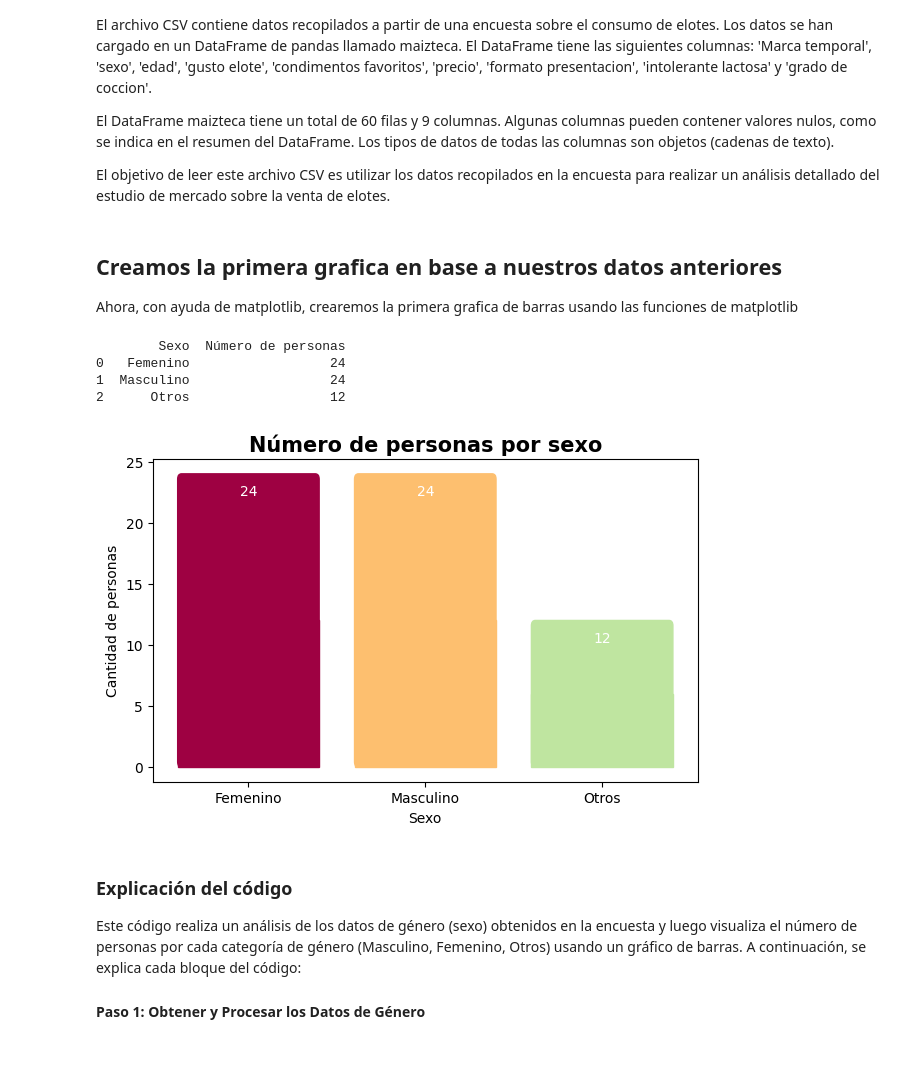
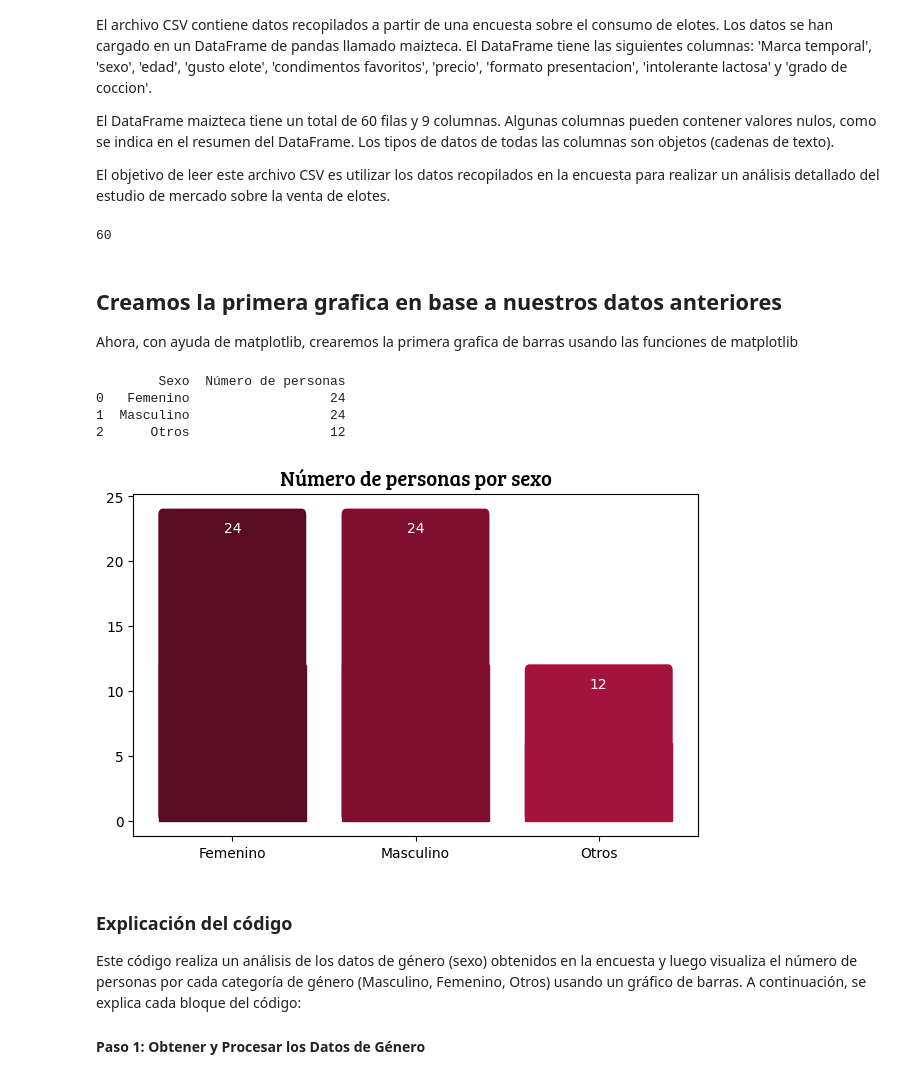
Before and after one commit to Chere3/maizteca_analisis, a Jupyter notebook: main.ipynb, the cells around one changed output. Drawn from its saved outputs; the diff is of its cells as text; code cells hidden in the pictures.

```diff
--- a/main.ipynb
+++ b/main.ipynb
@@ -31,65 +31,120 @@ El objetivo de leer este archivo CSV es utilizar los datos recopilados en la enc
 import matplotlib.pyplot as plt
 import matplotlib.patches as mpatches
 import matplotlib.cbook as cbook
+import matplotlib.font_manager as fm
 
 from matplotlib import colormaps
 
 import numpy as np
 import pandas as pd
 
-path = 'data/maizteca.csv'
+# Set the custom font for the plot
+font_dirs = ["assets/fonts/"]
+font_files = fm.findSystemFonts(fontpaths=font_dirs)
+
+for font_file in font_files:
+    fm.fontManager.addfont(font_file)
+
+path = "data/maizteca.csv"
 
 fname = cbook.get_sample_data(path, asfileobj=False)
 maizteca = pd.read_csv(path)
 
 # Convert the text data to numbers, and plot it
 data = maizteca.to_numpy()
+
+# Get the count of the persons
+persons = data[:, 0]
+persons = persons.__len__()
+
+print(persons)
+# %% [output]
+60
 # %% [markdown]
 ## Creamos la primera grafica en base a nuestros datos anteriores
 Ahora, con ayuda de matplotlib, crearemos la primera grafica de barras usando las funciones de matplotlib
 # %%
 # Get the data.
-sex_data = np.unique(np.array(list(map(lambda x: x if x in ["Masculino", "Femenino"] else "Otros", data[:, 1]))), return_counts=True,)
+sex_data = np.unique(
+    np.array(
+        list(
+            map(lambda x: x if x in ["Masculino", "Femenino"] else "Otros", data[:, 1])
+        )
+    ),
+    return_counts=True,
+)
 
 # Plot the data and print table.
 print(pd.DataFrame({"Sexo": sex_data[0], "Número de personas": sex_data[1]}))
 
 # Create the figure and the axes.
 fig, ax = plt.subplots(figsize=(6, 4), constrained_layout=True)
-colors = [plt.cm.Spectral(i/float(len(sex_data[0]))) for i in range(len(sex_data[0]))]
+colors = [
+    "#590D22",
+    "#800F2F",
+    "#A4133C",
+    "#C9184A",
+    "#FF4D6D",
+    "#FF758F",
+    "#FF8FA3",
+    "#FFB3C1",
+    "#FFCCD5",
+    "#FFF0F3",
+]
 
 # Remove the null values from the plotting data.
 sex_bars_without_nans = [x if x is not None else 0 for x in sex_data[1]]
 sex_bars = plt.bar(x=sex_data[0], height=sex_bars_without_nans, color=colors[0])
 
 # Rounding bars patch
 for i, bar in enumerate(sex_bars):
     # Add text annotation.
-    plt.text(bar.get_x() + bar.get_width() / 2, bar.get_height() - 2, sex_bars_without_nans[i], ha="center", va="bottom", color="white")
+    plt.text(
+        bar.get_x() + bar.get_width() / 2,
+        bar.get_height() - 2,
+        sex_bars_without_nans[i],
+        ha="center",
+        va="bottom",
+        color="white",
+    )
 
     # Make the bars rounded.
     if bar.get_height() > 0.2 * min(sex_bars_without_nans):
-        rounded_top = mpatches.FancyBboxPatch(xy=bar.get_xy(), width=bar.get_width(), height=bar.get_height(), boxstyle="round,pad=0,rounding_size=0.02", color=colors[i], transform=ax.transData, mutation_scale=1.1, mutation_aspect=20)
-        square_bottom = mpatches.Rectangle(xy=bar.get_xy(), width=bar.get_width(), height=bar.get_height()/2, transform=ax.transData, color=colors[i])
-
+        rounded_top = mpatches.FancyBboxPatch(
+            xy=bar.get_xy(),
+            width=bar.get_width(),
+            height=bar.get_height(),
+            boxstyle="round,pad=0,rounding_size=0.02",
+            color=colors[i],
+            transform=ax.transData,
+            mutation_scale=1.1,
+            mutation_aspect=20,
+        )
+        square_bottom = mpatches.Rectangle(
+            xy=bar.get_xy(),
+            width=bar.get_width(),
+            height=bar.get_height() / 2,
+            transform=ax.transData,
+            color=colors[i],
+        )
 
     bar.remove()
     plt.gca().add_patch(rounded_top)
     plt.gca().add_patch(square_bottom)
 
 
 # Add labels.
-plt.xlabel("Sexo")
-plt.ylabel("Cantidad de personas")
-plt.title("Número de personas por sexo", fontsize=15, fontweight="bold")
+plt.title(
+    "Número de personas por sexo", fontsize=15, fontweight="bold", fontname="Bree Serif"
+)
 
 plt.show()
 # %% [output]
         Sexo  Número de personas
 0   Femenino                  24
 1  Masculino                  24
 2      Otros                  12
-[figure, old version]
+[figure, new version]
 # %% [markdown]
 ### Explicación del código
 Este código realiza un análisis de los datos de género (sexo) obtenidos en la encuesta y luego visualiza el número de personas por cada categoría de género (Masculino, Femenino, Otros) usando un gráfico de barras. A continuación, se explica cada bloque del código:
```
Also changed, not shown: parts of 12 cells of this notebook, 3 other files.
